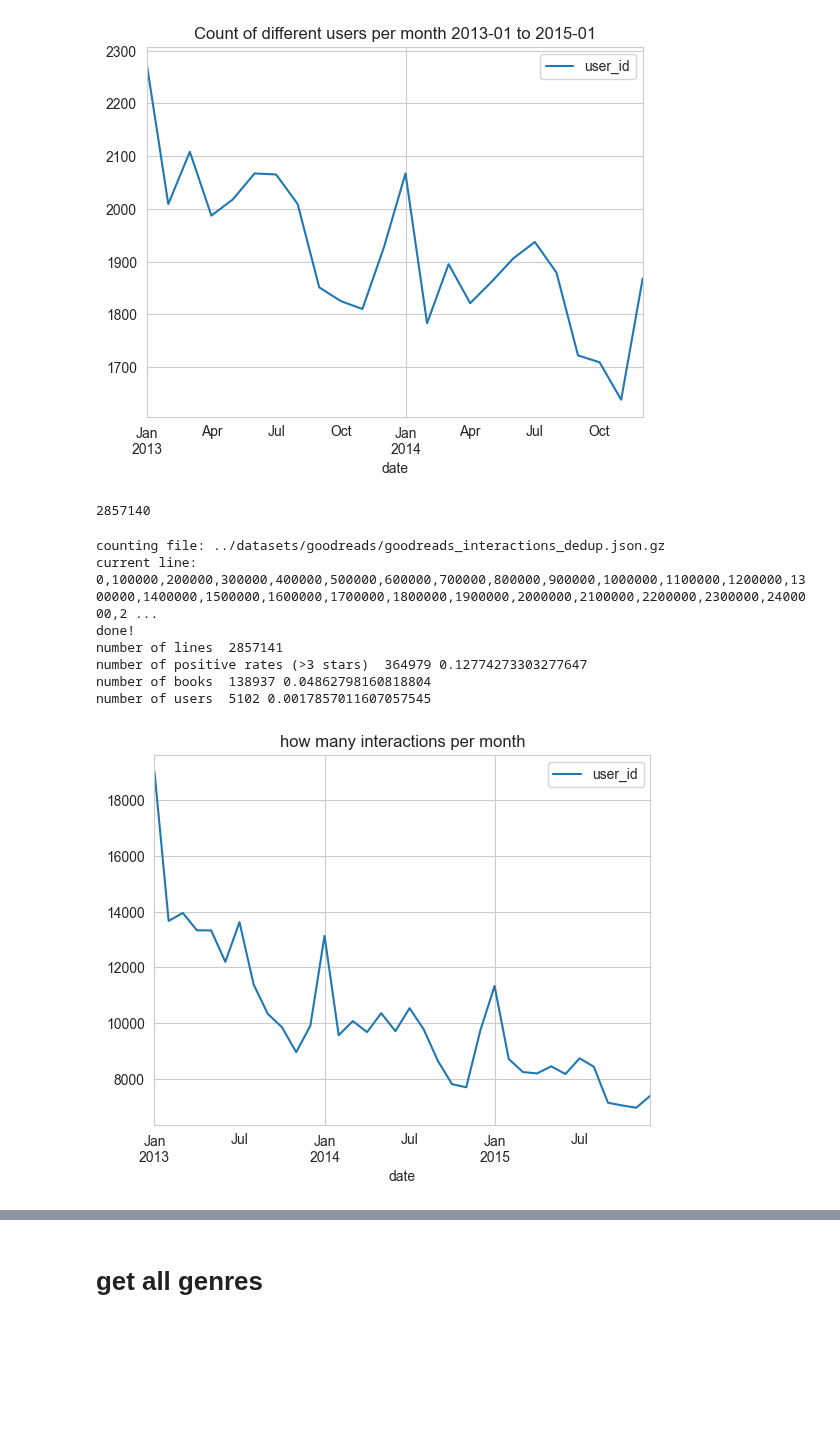
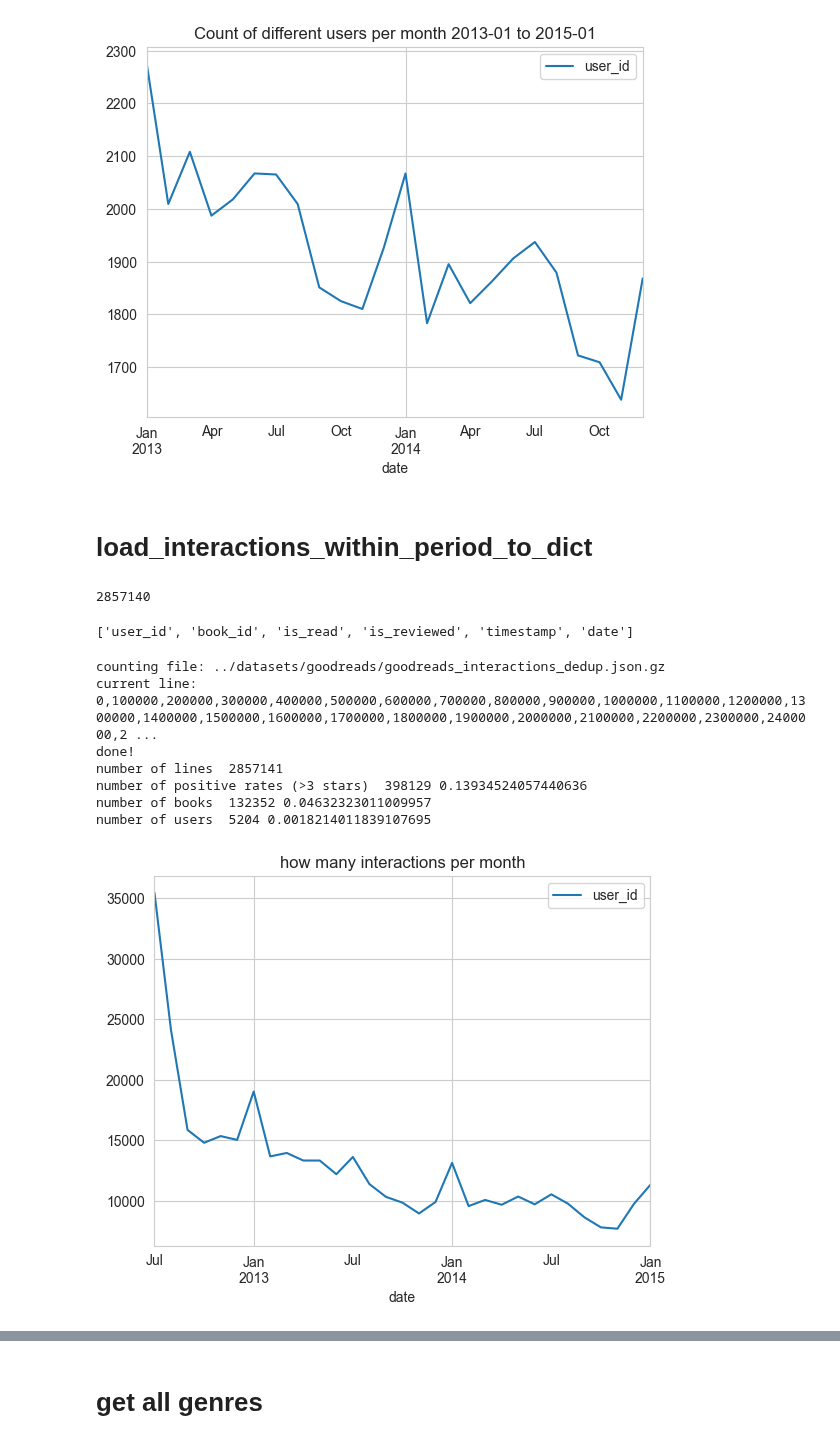
Before and after one commit to mariajoaolavoura/measuring_forgetting, a Jupyter notebook: notebooks/Goodreads - EDA.ipynb, the cells around one changed output, grey strips where cells are left out. Drawn from its saved outputs; the diff is of its cells as text; code cells hidden in the pictures; blank space fills up the shorter version.

Commit message:
goodreads - holdout eval other models + correct calc div

```diff
--- a/notebooks/Goodreads - EDA.ipynb
+++ b/notebooks/Goodreads - EDA.ipynb
@@ -520,26 +517,25 @@ _df[[user_col, date_col]]\
 _, _, _, _ = sample_time_period(['2013-01','2015-01'], _df, col=user_col, time_col=date_col)
 # %% [output]
 [figure]
+# %% [markdown]
+# load_interactions_within_period_to_dict
 # %%
-# pos_rates_folderpath = output_path+'pos_rates_only/'
-# validate_folderpath(pos_rates_folderpath)
+def load_interactions_within_period_to_dict(head, rating, period, save_folder, save_filename, file_foldername, time_format='%a %b %d %H:%M:%S %z %Y'):
+    '''
+        Loads the positive ratings interactions, within the given period, of 'goodreads_interactions_dedup.json.gz' file to a dict
+        Prints some stats of the filtered interactions
 
-# time_format = '%a %b %d %H:%M:%S %z %Y'
-# head = int(100000/0.14)  # 100k has 14% of positive rates, but i want all
-# fn = dataset_folderpath+'goodreads_interactions_dedup.json.gz'
-
-
-def load_interactions_within_period_to_dict(head, rating, save_folder, save_filename, file_foldername, period, time_format='%a %b %d %H:%M:%S %z %Y'):
-
-    '''
-        to load 'goodreads_interactions_dedup.json.gz'
+        head: int, number of lines to read
+        rating: int, positive rates will be those above it
     '''
 
     validate_folderpath(save_folder)
 
     print('counting file:', file_foldername)
 
-    start_year, end_year = period
+    # start_year, end_year = period
+    time_period = [(period[0], '%Y-%m'), (period[1], '%Y-%m')]
+    start_ym, end_ym = datetime.strptime(*time_period[0]), datetime.strptime(*time_period[1])
 
     n_lines, n_pos_rates = 0, 0
     book_set, user_set = set(), set()
@@ -559,8 +555,9 @@ def load_interactions_within_period_to_dict(head, rating, save_folder, save_file
             n_lines += 1
 
             date = datetime.strptime(d['date_added'], time_format)
+            year_month = datetime.strptime( str(date.year)+'-'+str(date.month), '%Y-%m' )
             # if (date.year >= start_year) & (date.year <= end_year):
-            if start_year <= date.year <= end_year:
+            if start_ym <= year_month <= end_ym:
                 # only positive ratings, 4 and 5 stars
                 if d['rating'] > rating:
                     n_pos_rates += 1
@@ -591,25 +588,32 @@ def load_interactions_within_period_to_dict(head, rating, save_folder, save_file
 int(100000/0.14)*4
 # %% [output]
 2857140
+# %%
+inter_dedup_columns
+# %% [output]
+['user_id', 'book_id', 'is_read', 'is_reviewed', 'timestamp', 'date']
 # %%
-save_folder = output_path+'pos_rates_only/'
-sample = 'inter_dedup_1315_+3stars_4x714k'
+period=['2012-07', '2015-01']
+sample = 'sample_'+str(period[0])+'_until_'+str(period[1])
+save_folder = output_path+'pos_rates_only/'+sample+'/'
+filename = 'inter_dedup_coldstart_3stars_4x714k'
+
 interd_2  = load_interactions_within_period_to_dict(head=int(100000/0.14)*4,
                                       rating=3,
-                                      period=[2013, 2015],
+                                      period=period,# ['2012-06', '2015-01'[
                                       save_folder=save_folder,
-                                      save_filename=sample,
+                                      save_filename=filename,
                                       file_foldername=dataset_folderpath+'goodreads_interactions_dedup.json.gz')
 pos_inter_2 = pd.DataFrame.from_dict(interd_2, orient='index',columns=inter_dedup_columns)
 pos_inter_2[[user_col, date_col]]\
         .groupby(date_col)\
             .count().sort_values(by=['date'], ascending=[True]).plot(title='how many interactions per month');
 # %% [output]
 counting file: ../datasets/goodreads/goodreads_interactions_dedup.json.gz
 current line: 0,100000,200000,300000,400000,500000,600000,700000,800000,900000,1000000,1100000,1200000,1300000,1400000,1500000,1600000,1700000,1800000,1900000,2000000,2100000,2200000,2300000,2400000,2 ...
 done!
 number of lines  2857141
-number of positive rates (>3 stars)  364979 0.12774273303277647
-number of books  138937 0.04862798160818804
-number of users  5102 0.0017857011607057545
+number of positive rates (>3 stars)  398129 0.13934524057440636
+number of books  132352 0.04632323011009957
+number of users  5204 0.0018214011839107695
-[figure, old version]
+[figure, new version]
```
Also changed, not shown: parts of 56 cells of this notebook, 10 other files.
